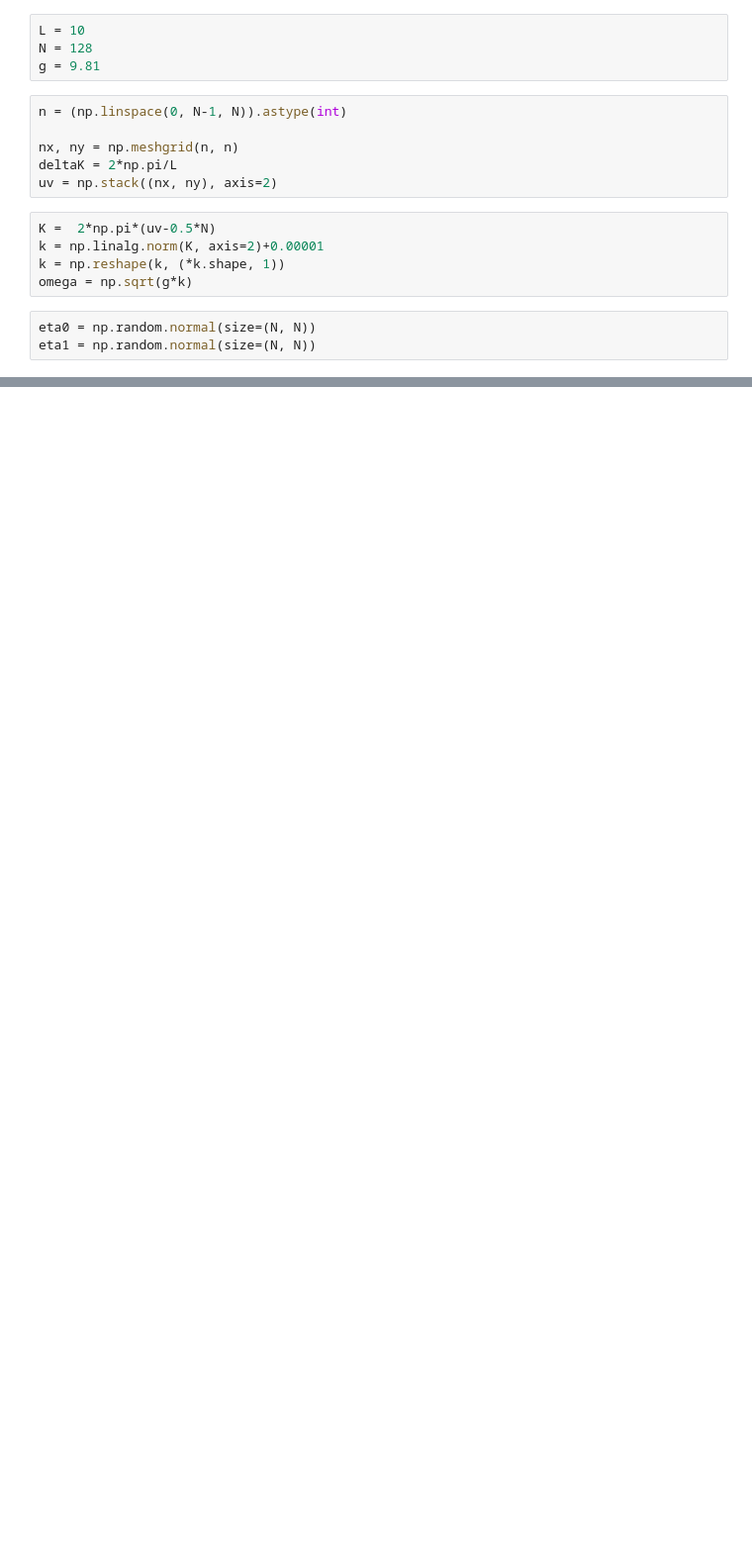
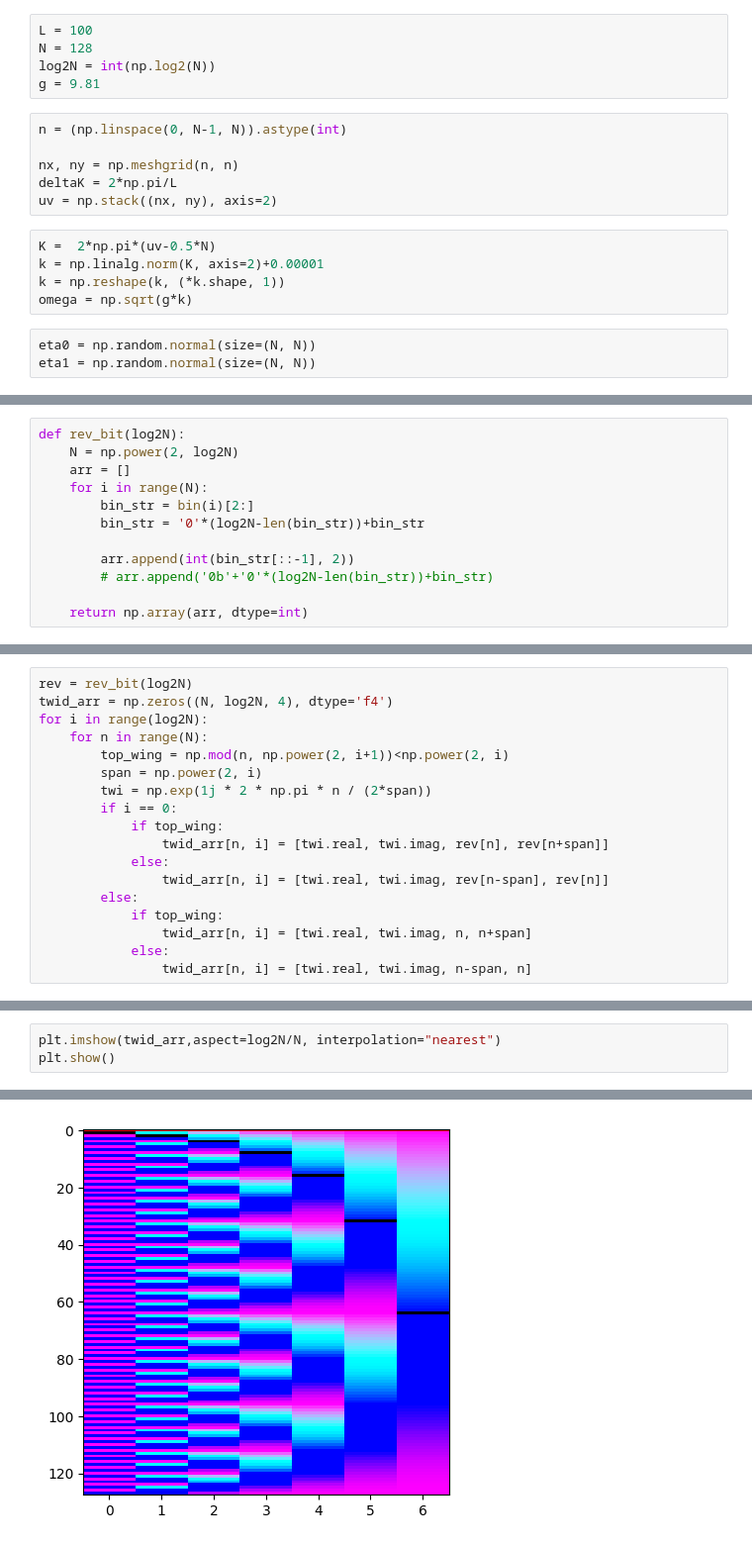
Before and after one commit to DavideRuzza/FFT_RealTime_Ocean, a Jupyter notebook: test_fft_ifft.ipynb, the cells around one changed output, grey strips where cells are left out. Shown at 99% size. Saved outputs shown, nothing was run; the diff lists cells and outputs as text; blank space fills up the shorter version.

```diff
--- a/test_fft_ifft.ipynb
+++ b/test_fft_ifft.ipynb
@@ -3,8 +3,9 @@ import numpy as np
 import matplotlib.pyplot as plt
 from numpy.fft import fft, ifft
 # %%
-L = 10
+L = 100
 N = 128
+log2N = int(np.log2(N))
 g = 9.81
 # %%
 n = (np.linspace(0, N-1, N)).astype(int)
@@ -74,0 +71,12 @@ plt.show()
+# %%
+def rev_bit(log2N):
+    N = np.power(2, log2N)
+    arr = []
+    for i in range(N):
+        bin_str = bin(i)[2:]
+        bin_str = '0'*(log2N-len(bin_str))+bin_str
+
+        arr.append(int(bin_str[::-1], 2))
+        # arr.append('0b'+'0'*(log2N-len(bin_str))+bin_str)
+
+    return np.array(arr, dtype=int)
@@ -74,0 +86,18 @@ plt.show()
+# %%
+rev = rev_bit(log2N)
+twid_arr = np.zeros((N, log2N, 4), dtype='f4')
+for i in range(log2N):
+    for n in range(N):
+        top_wing = np.mod(n, np.power(2, i+1))<np.power(2, i)
+        span = np.power(2, i)
+        twi = np.exp(1j * 2 * np.pi * n / (2*span))
+        if i == 0:
+            if top_wing:
+                twid_arr[n, i] = [twi.real, twi.imag, rev[n], rev[n+span]]
+            else:
+                twid_arr[n, i] = [twi.real, twi.imag, rev[n-span], rev[n]]
+        else:
+            if top_wing:
+                twid_arr[n, i] = [twi.real, twi.imag, n, n+span]
+            else:
+                twid_arr[n, i] = [twi.real, twi.imag, n-span, n]
@@ -74,0 +124,4 @@ plt.show()
+# %%
+plt.imshow(twid_arr,aspect=log2N/N, interpolation="nearest")
+plt.show()
+# %% [output]
@@ -74,0 +129 @@ plt.show()
+[figure, added]
```
Also changed, not shown: parts of 18 cells of this notebook.
